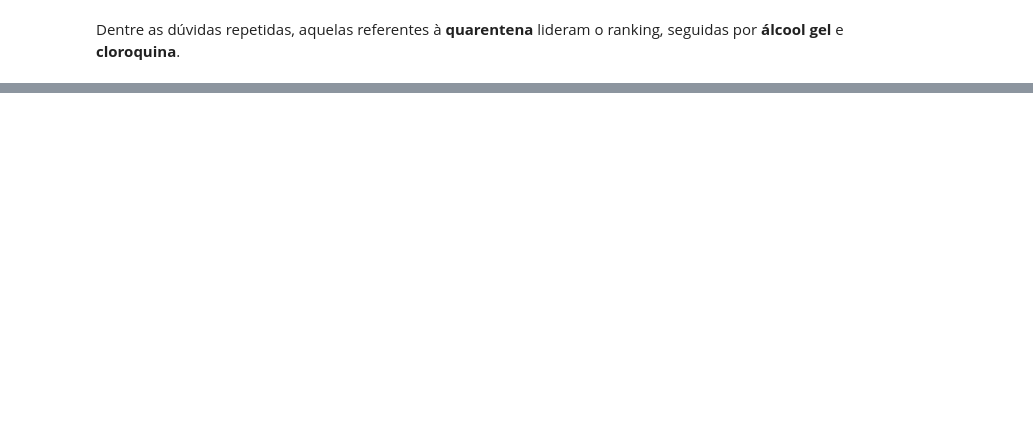
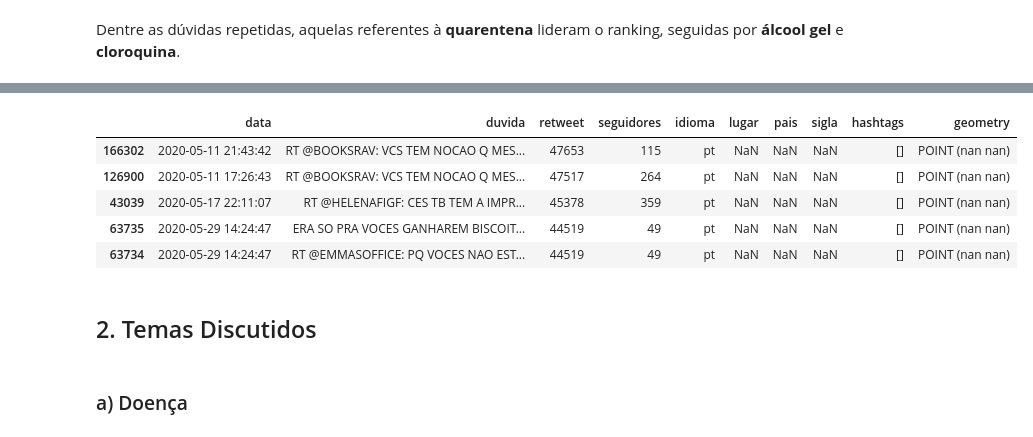
Before and after one commit to bmnds/uea-data-science-02-python-programming, a Jupyter notebook: trabalho_final.ipynb, the cells around one changed output, grey strips where cells are left out. Saved outputs shown, nothing was run; the diff lists cells and outputs as text; code cells hidden in the pictures; blank space fills up the shorter version.

```diff
--- a/trabalho_final.ipynb
+++ b/trabalho_final.ipynb
@@ -332,0 +330,13 @@ Name: duvida, dtype: int64
+# %%
+DuvidasDB.sort_values('retweet', ascending=False).head()
+# %% [output]
+|  | data | duvida | retweet | seguidores | idioma | lugar | pais | sigla | hashtags | geometry |
+| 166302 | 2020-05-11 21:43:42 | RT @BOOKSRAV: VCS TEM NOCAO Q MES... | 47653 | 115 | pt | NaN | NaN | NaN | [] | POINT (nan nan) |
+| 126900 | 2020-05-11 17:26:43 | RT @BOOKSRAV: VCS TEM NOCAO Q MES... | 47517 | 264 | pt | NaN | NaN | NaN | [] | POINT (nan nan) |
+| 43039 | 2020-05-17 22:11:07 | RT @HELENAFIGF: CES TB TEM A IMPR... | 45378 | 359 | pt | NaN | NaN | NaN | [] | POINT (nan nan) |
+| 63735 | 2020-05-29 14:24:47 | ERA SO PRA VOCES GANHAREM BISCOIT... | 44519 | 49 | pt | NaN | NaN | NaN | [] | POINT (nan nan) |
+| 63734 | 2020-05-29 14:24:47 | RT @EMMASOFFICE: PQ VOCES NAO EST... | 44519 | 49 | pt | NaN | NaN | NaN | [] | POINT (nan nan) |
+# %% [markdown]
+## 2. Temas Discutidos
+# %% [markdown]
+### a) Doença
```
Also changed, not shown: parts of 26 cells of this notebook.
